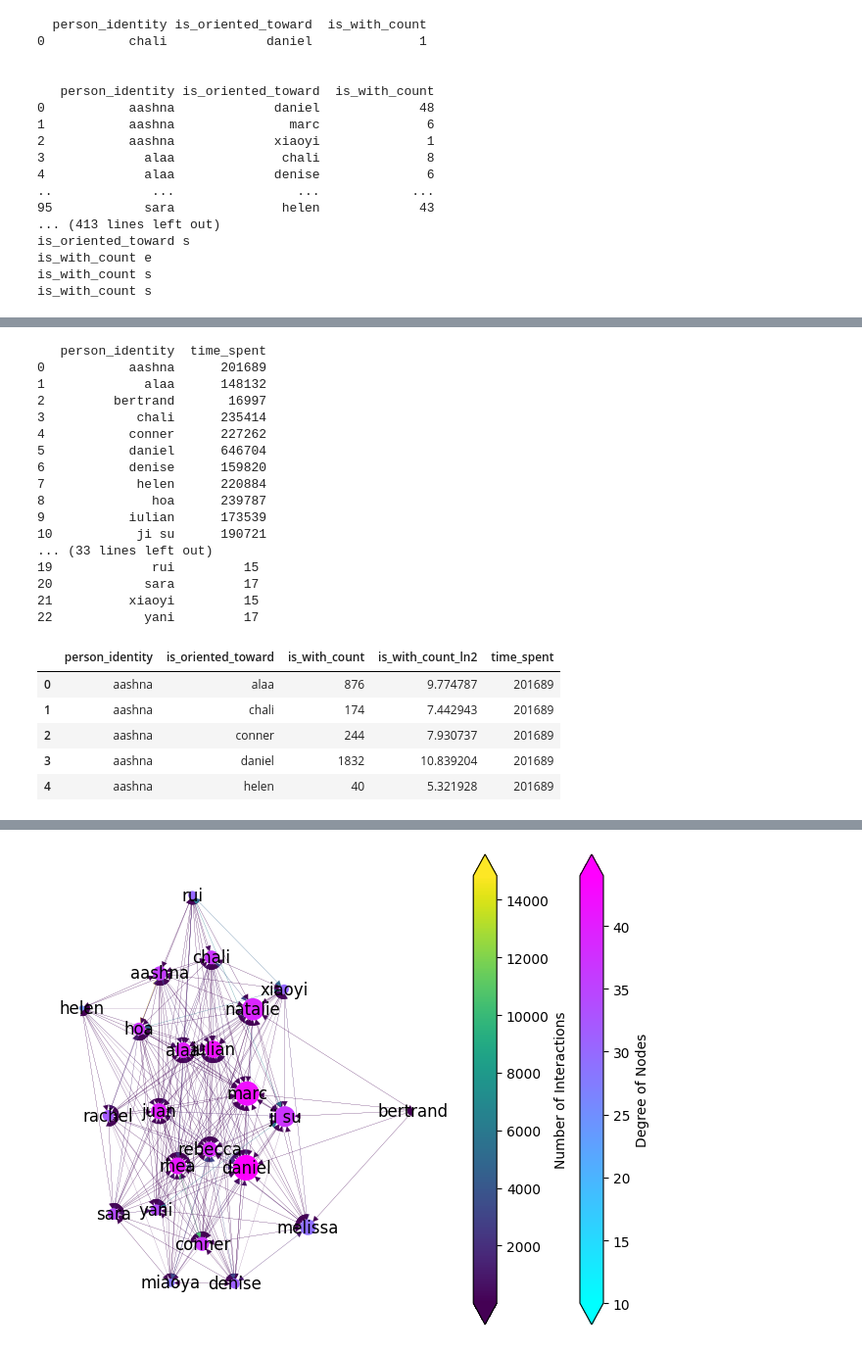
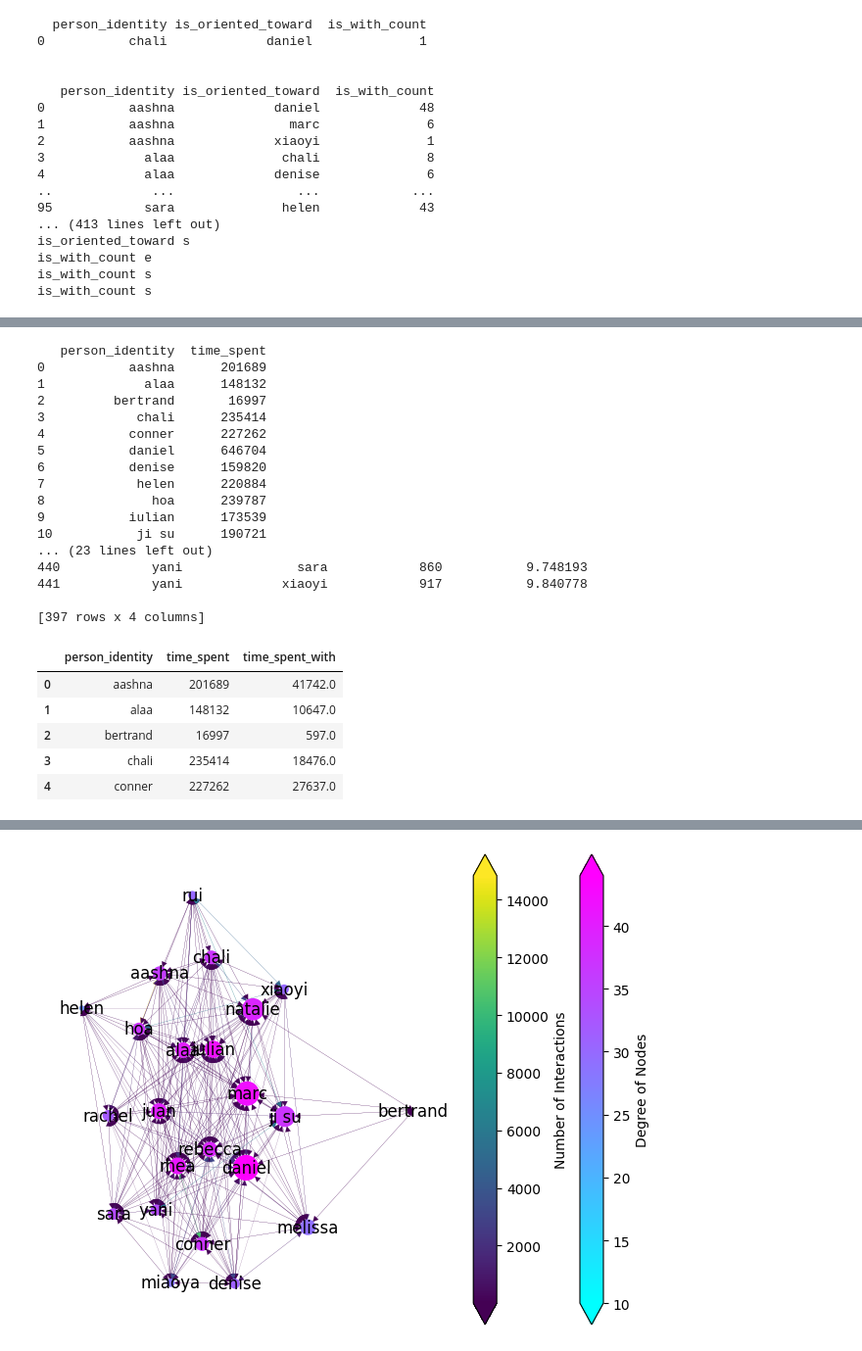
Before and after one commit to loufla/Makerspace-Project2, a Jupyter notebook: synthetized.ipynb, the cells around one changed output, grey strips where cells are left out. Shown at 98% size. Saved outputs shown, nothing was run; the diff lists cells and outputs as text; code cells hidden in the pictures.

```diff
--- a/synthetized.ipynb
+++ b/synthetized.ipynb
@@ -681,39 +696,41 @@ scores_df.head()
-# %%
-time_spent_dat = dat.groupby(['person_identity']).size().reset_index(name='time_spent')
-print(time_spent_dat)
-
-time_with_dat = grouped_data.groupby(['person_identity']).size().reset_index(name='time_with')
-print(time_with_dat)
-
-node_t_s = time_spent_dat.set_index('time_spent').to_dict()['person_identity']
-#is_with_ln2 = grouped_data.set_index('is_with_count_ln2').to_dict()['person_identity', 'is_oriented_toward']
-
-nx.set_node_attributes(G, node_t_s, 'time_spent')
-master_df = grouped_data.merge(time_spent_dat, on='person_identity', how='left')
-master_df.head()
-# %% [output]
-   person_identity  time_spent
-0           aashna      201689
-1             alaa      148132
-2         bertrand       16997
-3            chali      235414
-4           conner      227262
-5           daniel      646704
-6           denise      159820
-7            helen      220884
-8              hoa      239787
-9           iulian      173539
-10           ji su      190721
-... (33 lines left out)
-19             rui         15
-20            sara         17
-21          xiaoyi         15
-22            yani         17
-|  | person_identity | is_oriented_toward | is_with_count | is_with_count_ln2 | time_spent |
-| 0 | aashna | alaa | 876 | 9.774787 | 201689 |
-| 1 | aashna | chali | 174 | 7.442943 | 201689 |
-| 2 | aashna | conner | 244 | 7.930737 | 201689 |
-| 3 | aashna | daniel | 1832 | 10.839204 | 201689 |
-| 4 | aashna | helen | 40 | 5.321928 | 201689 |
+# %%
+time_spent_dat = dat.groupby(['person_identity']).size().reset_index(name='time_spent')
+print(time_spent_dat)
+print(grouped_data)
+group2data = grouped_data
+time_spent_dat1 = group2data.groupby(['person_identity'])['is_with_count'].sum().reset_index(name='time_spent')
+time_spent_dat2 = group2data.groupby(['is_oriented_toward'])['is_with_count'].sum().reset_index(name='time_spent')
+time_spent_dat2.rename(columns={'is_oriented_toward':'person_identity'}, inplace=True)
+time_spent_dat1.set_index('person_identity').to_dict()['time_spent']
+time_spent_dat2.set_index('person_identity').to_dict()['time_spent']
+time_with_dat = pd.concat([time_spent_dat1, time_spent_dat2]).groupby(['person_identity'])['time_spent'].sum().reset_index(name='time_spent_with')
+
+master_df = time_spent_dat
+master_df = master_df.merge(time_with_dat, on='person_identity', how='left')
+master_df.head()
+# %% [output]
+   person_identity  time_spent
+0           aashna      201689
+1             alaa      148132
+2         bertrand       16997
+3            chali      235414
+4           conner      227262
+5           daniel      646704
+6           denise      159820
+7            helen      220884
+8              hoa      239787
+9           iulian      173539
+10           ji su      190721
+... (23 lines left out)
+440            yani               sara            860           9.748193
+441            yani             xiaoyi            917           9.840778
+
+[397 rows x 4 columns]
+|  | person_identity | time_spent | time_spent_with |
+| 0 | aashna | 201689 | 41742.0 |
+| 1 | alaa | 148132 | 10647.0 |
+| 2 | bertrand | 16997 | 597.0 |
+| 3 | chali | 235414 | 18476.0 |
+| 4 | conner | 227262 | 27637.0 |
 # %%
 master_df = master_df.merge(scores_df, on='person_identity')
```
Also changed, not shown: parts of 10 cells of this notebook, 2 other files.
